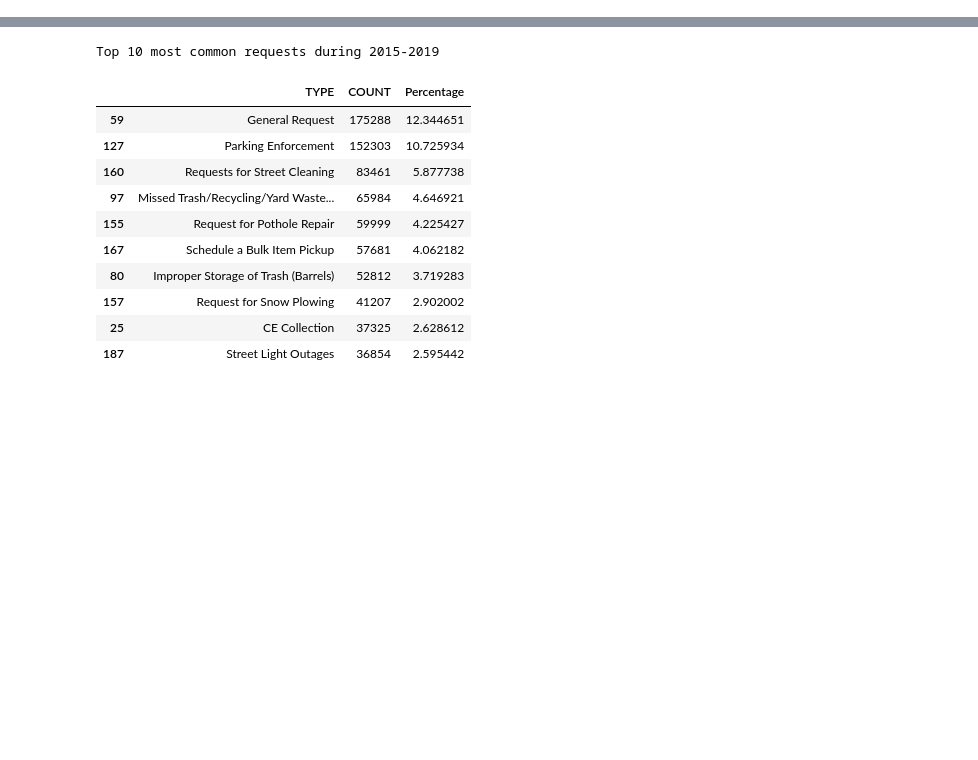
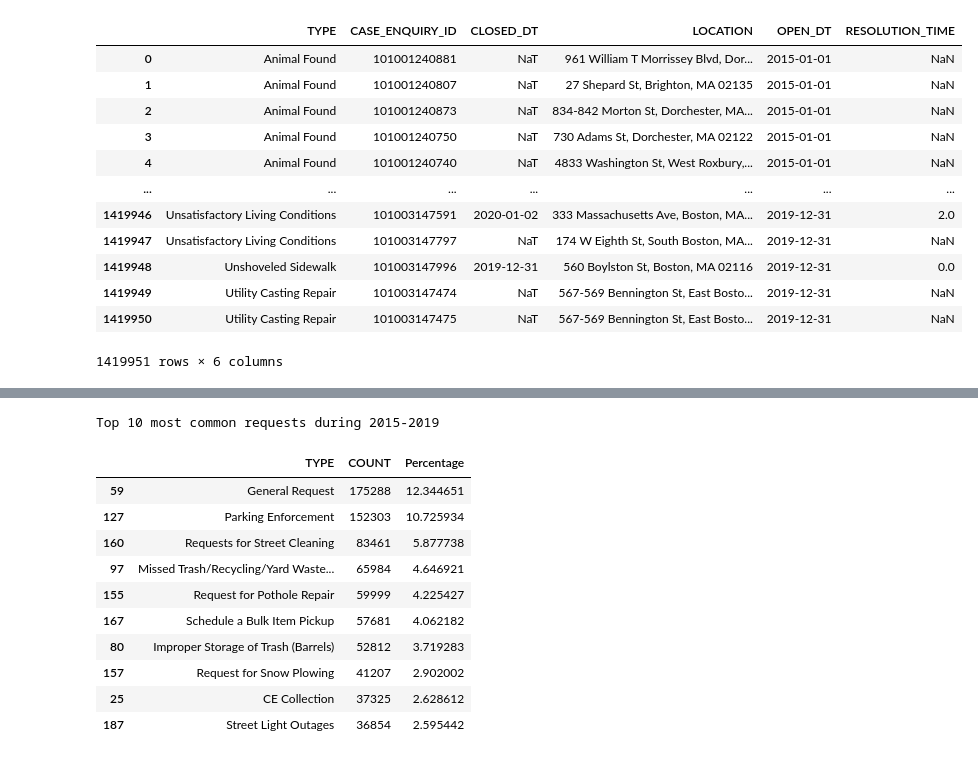
Before and after one commit to Cap10nem0/2021Fall_finals, a Jupyter notebook: 311_requests.ipynb, the cells around one changed output, grey strips where cells are left out. Drawn from its saved outputs; the diff is of its cells as text; code cells hidden in the pictures; blank space fills up the shorter version.

```diff
--- a/311_requests.ipynb
+++ b/311_requests.ipynb
@@ -41,0 +34,20 @@ post_covid_records['OPEN_YEAR'] = post_covid_records['OPEN_DT'].apply(lambda ent
+# %%
+def resolution_time(df):
+    df['RESOLUTION_TIME'] = (df['CLOSED_DT'] - df['OPEN_DT']).dt.days
+    return df
+# %%
+resolution_time(pre_covid_records)[['TYPE', 'CASE_ENQUIRY_ID', 'CLOSED_DT', 'LOCATION', 'OPEN_DT', 'RESOLUTION_TIME']]
+# %% [output]
+|  | TYPE | CASE_ENQUIRY_ID | CLOSED_DT | LOCATION | OPEN_DT | RESOLUTION_TIME |
+| 0 | Animal Found | 101001240881 | NaT | 961 William T Morrissey Blvd, Dor... | 2015-01-01 | NaN |
+| 1 | Animal Found | 101001240807 | NaT | 27 Shepard St, Brighton, MA 02135 | 2015-01-01 | NaN |
+| 2 | Animal Found | 101001240873 | NaT | 834-842 Morton St, Dorchester, MA... | 2015-01-01 | NaN |
+| 3 | Animal Found | 101001240750 | NaT | 730 Adams St, Dorchester, MA 02122 | 2015-01-01 | NaN |
+| 4 | Animal Found | 101001240740 | NaT | 4833 Washington St, West Roxbury,... | 2015-01-01 | NaN |
+| ... | ... | ... | ... | ... | ... | ... |
+| 1419946 | Unsatisfactory Living Conditions | 101003147591 | 2020-01-02 | 333 Massachusetts Ave, Boston, MA... | 2019-12-31 | 2.0 |
+| 1419947 | Unsatisfactory Living Conditions | 101003147797 | NaT | 174 W Eighth St, South Boston, MA... | 2019-12-31 | NaN |
+| 1419948 | Unshoveled Sidewalk | 101003147996 | 2019-12-31 | 560 Boylston St, Boston, MA 02116 | 2019-12-31 | 0.0 |
+| 1419949 | Utility Casting Repair | 101003147474 | NaT | 567-569 Bennington St, East Bosto... | 2019-12-31 | NaN |
+| 1419950 | Utility Casting Repair | 101003147475 | NaT | 567-569 Bennington St, East Bosto... | 2019-12-31 | NaN |
+1419951 rows × 6 columns
```
Also changed, not shown: parts of 16 cells of this notebook.
